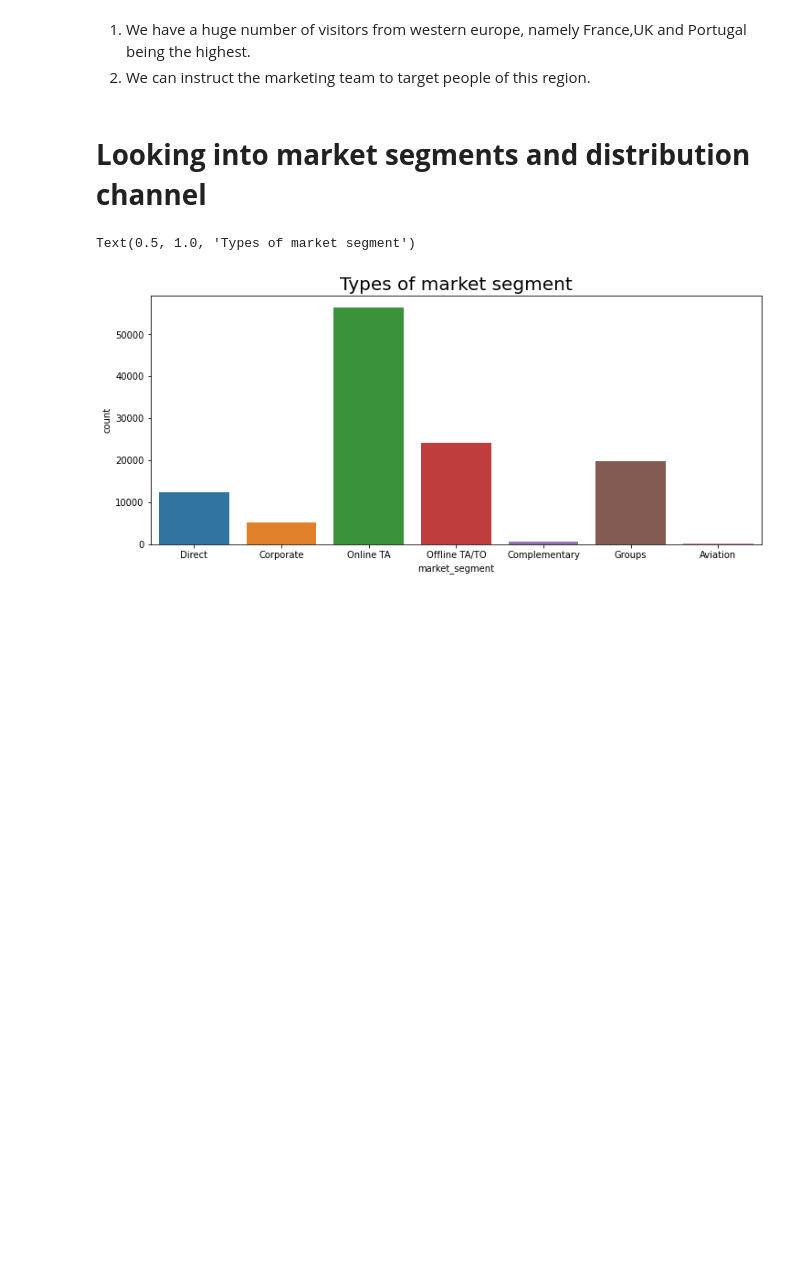
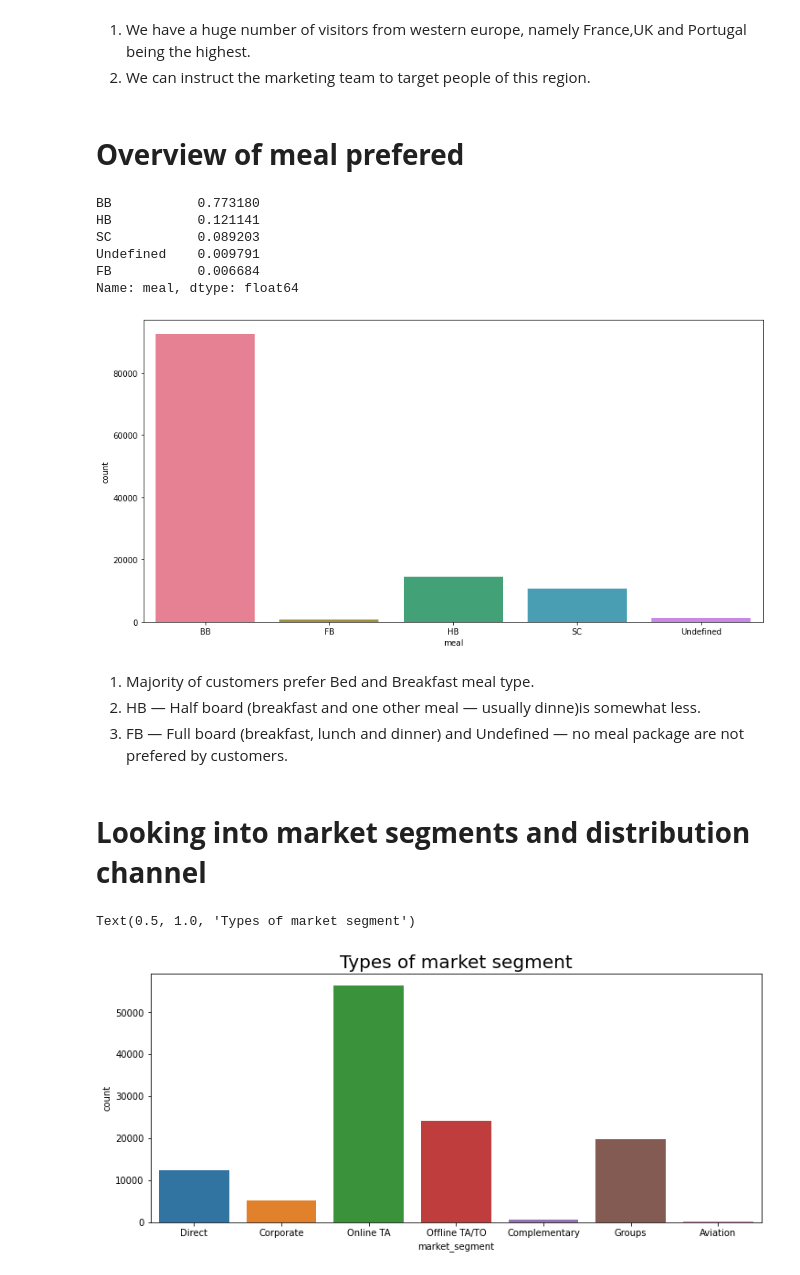
Before and after one commit to tpattanaik/Hotel-booking-analysis, a Jupyter notebook: Hotel_Booking_Analysis_Capstone_Project.ipynb, the cells around one changed output. Cells and saved outputs as stored; diff of their text form; code cells hidden in the pictures; blank space fills up the shorter version.

```diff
--- a/Hotel_Booking_Analysis_Capstone_Project.ipynb
+++ b/Hotel_Booking_Analysis_Capstone_Project.ipynb
@@ -17,7 +17,7 @@ drive.mount('/content/drive')
 # %% [output]
 Mounted at /content/drive
 # %%
-data = pd.read_csv('/content/drive/MyDrive/Capstone project EDA/Hotel Bookings.csv')
+data = pd.read_csv('/content/drive/MyDrive/Almabetter/Capstone Project/EDA/Capstone project EDA/Hotel Bookings.csv')
 # %%
 data.head()
 # %% [output]
@@ -295,6 +324,27 @@ px.choropleth(country_visitors,
 
 1.   We have a huge number of visitors from western europe, namely France,UK and Portugal being the highest.
 2.   We can instruct the marketing team to target people of this region.
+# %% [markdown]
+# **Overview of meal prefered**
+# %%
+data.meal.value_counts(normalize=True)
+# %% [output]
+BB           0.773180
+HB           0.121141
+SC           0.089203
+Undefined    0.009791
+FB           0.006684
+Name: meal, dtype: float64
+# %%
+plt.figure(figsize=(14,7))
+sns.countplot(data['meal'], palette='husl')
+plt.show()
+# %% [output]
+[figure, added]
+# %% [markdown]
+1.   Majority of customers prefer Bed and Breakfast meal type.
+2.   HB — Half board (breakfast and one other meal — usually dinne)is somewhat less.
+3.   FB — Full board (breakfast, lunch and dinner) and Undefined — no meal package are not prefered by customers.
 # %% [markdown]
 # **Looking into market segments and distribution channel**
 # %%
```
Also changed, not shown: parts of 2 cells of this notebook.
